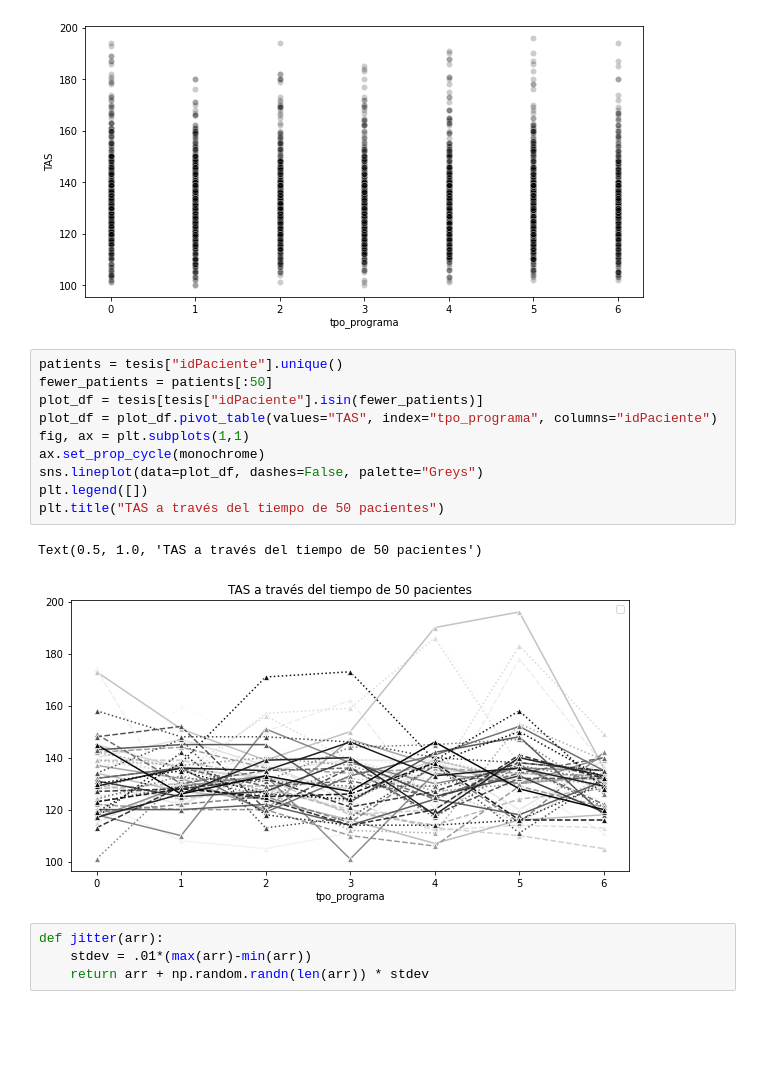
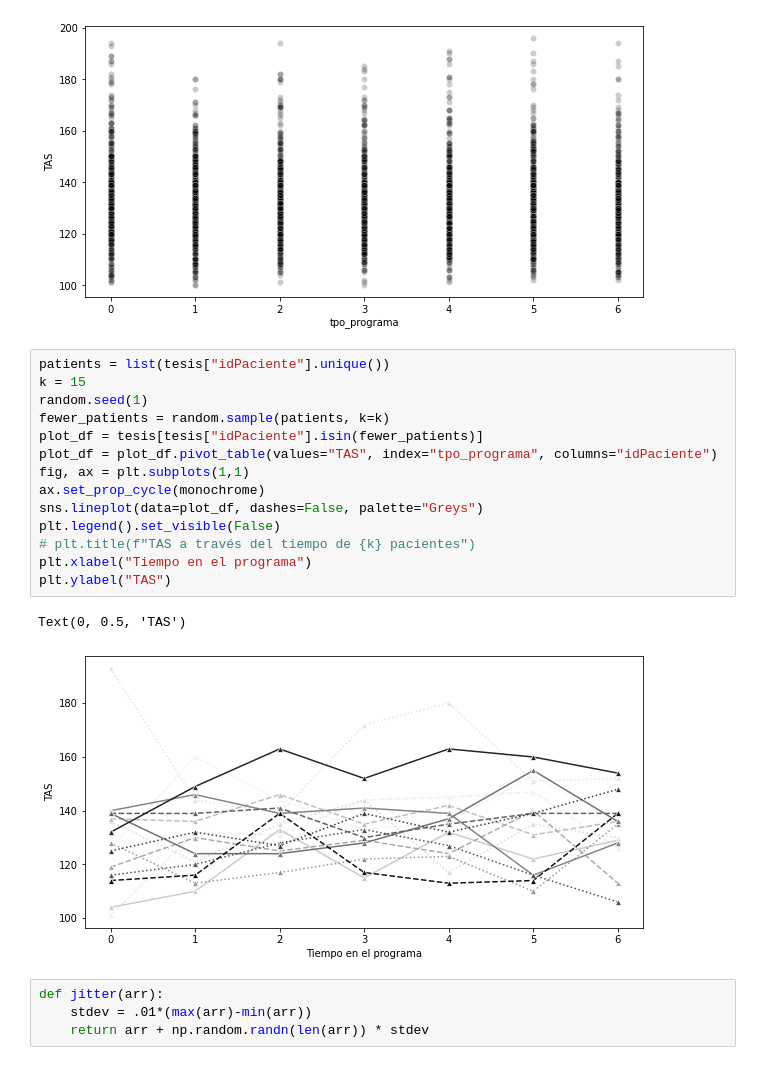
Before and after one commit to ecometto94/Tesis, a Jupyter notebook: Sintaxis/Análisis Descriptivo Paper Style.ipynb, the cells around one changed output. Saved outputs shown, nothing was run; the diff lists cells and outputs as text; blank space fills up the shorter version.

```diff
--- a/Sintaxis/Análisis Descriptivo Paper Style.ipynb
+++ b/Sintaxis/Análisis Descriptivo Paper Style.ipynb
@@ -48,18 +65,22 @@ sns.scatterplot(x=tesis["tpo_programa"], y=tesis["TAS"], alpha=0.2)
 <AxesSubplot:xlabel='tpo_programa', ylabel='TAS'>
 [figure]
 # %%
-patients = tesis["idPaciente"].unique()
-fewer_patients = patients[:50]
+patients = list(tesis["idPaciente"].unique())
+k = 15
+random.seed(1)
+fewer_patients = random.sample(patients, k=k)
 plot_df = tesis[tesis["idPaciente"].isin(fewer_patients)]
 plot_df = plot_df.pivot_table(values="TAS", index="tpo_programa", columns="idPaciente")
 fig, ax = plt.subplots(1,1)
 ax.set_prop_cycle(monochrome)
 sns.lineplot(data=plot_df, dashes=False, palette="Greys")
-plt.legend([])
-plt.title("TAS a través del tiempo de 50 pacientes")
+plt.legend().set_visible(False)
+# plt.title(f"TAS a través del tiempo de {k} pacientes")
+plt.xlabel("Tiempo en el programa")
+plt.ylabel("TAS")
 # %% [output]
-Text(0.5, 1.0, 'TAS a través del tiempo de 50 pacientes')
+Text(0, 0.5, 'TAS')
-[figure, old version]
+[figure, new version]
 # %%
 def jitter(arr):
     stdev = .01*(max(arr)-min(arr))
```
Also changed, not shown: parts of 12 cells of this notebook, 6 other files.
